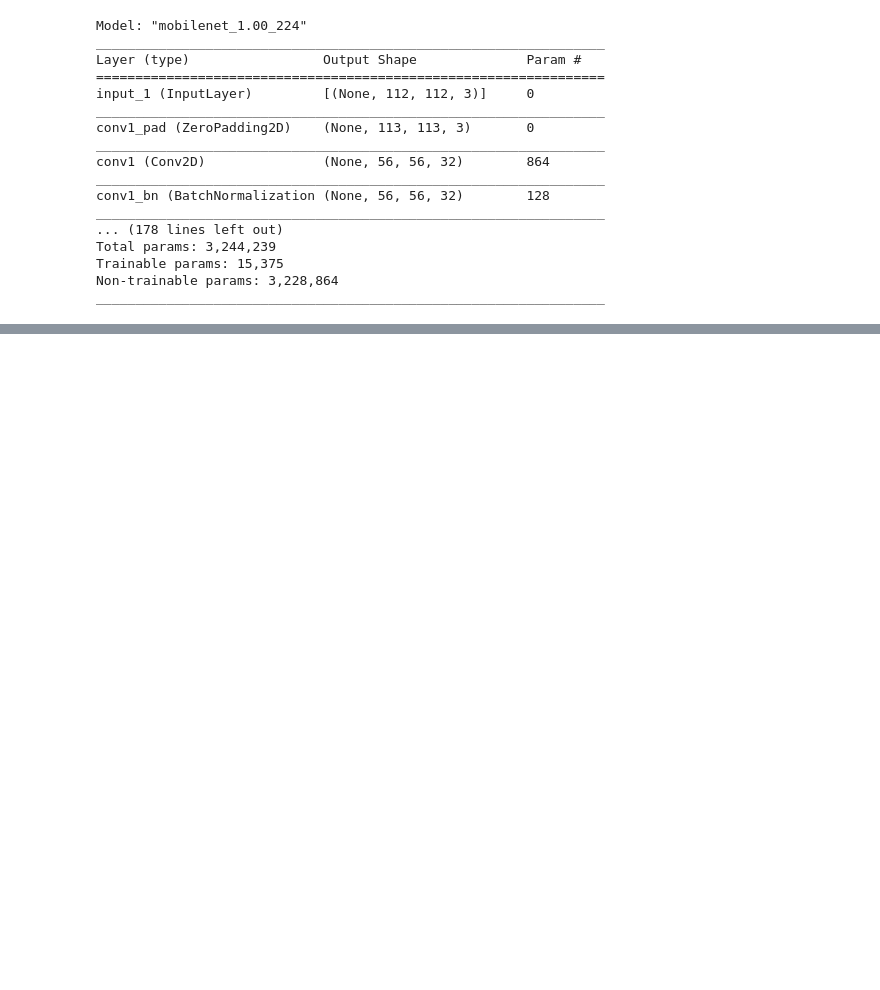
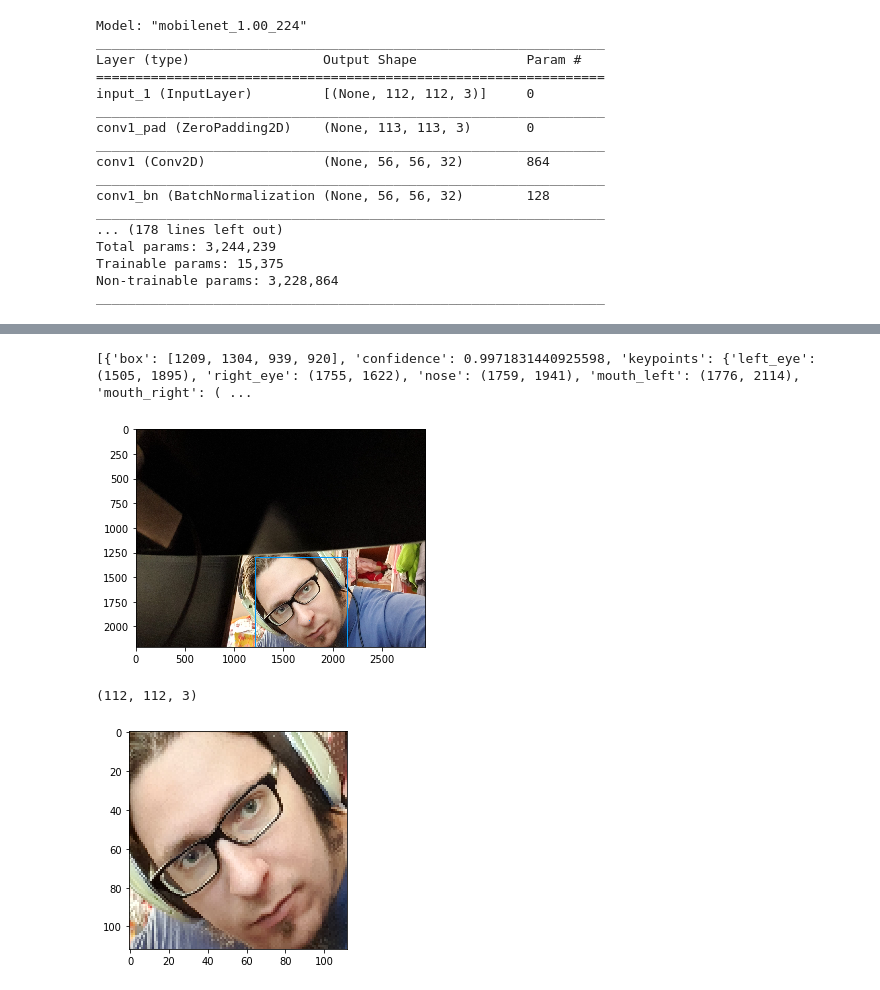
Before and after one commit to drugescu/face-recognition, a Jupyter notebook: MobileNetSSD_v1_Test.ipynb, the cells around one changed output, grey strips where cells are left out. Cells and saved outputs as stored; diff of their text form; code cells hidden in the pictures; blank space fills up the shorter version.

```diff
--- a/MobileNetSSD_v1_Test.ipynb
+++ b/MobileNetSSD_v1_Test.ipynb
@@ -750,0 +668,4 @@ tf.Tensor([[-0.3327787]], shape=(1, 1), dtype=float32)
+# %%
+detector = mtcnn.MTCNN()
+#results = detector.detect_faces(pixels)
+#print(results)
@@ -750,0 +694,47 @@ tf.Tensor([[-0.3327787]], shape=(1, 1), dtype=float32)
+# %%
+#https://github.com/ipazc/mtcnn/blob/master/example.py
+img = cv2.cvtColor(cv2.imread("/content/drive/My Drive/Datasets/MS-Celeb-1M/dragos1.jpg"), cv2.COLOR_BGR2RGB)
+result = detector.detect_faces(img)
+
+bounding_box = result[0]['box']
+keypoints = result[0]['keypoints']
+
+# debugging drawings to see if detection is correct
+cv2.rectangle(img,
+              (bounding_box[0], bounding_box[1]),
+              (bounding_box[0]+bounding_box[2], bounding_box[1] + bounding_box[3]),
+              (0,155,255),
+              10)
+
+cv2.circle(img,(keypoints['left_eye']), 2, (0,155,255), 2)
+cv2.circle(img,(keypoints['right_eye']), 2, (0,155,255), 2)
+cv2.circle(img,(keypoints['nose']), 2, (0,155,255), 2)
+cv2.circle(img,(keypoints['mouth_left']), 2, (0,155,255), 2)
+cv2.circle(img,(keypoints['mouth_right']), 2, (0,155,255), 2)
+
+cv2.imwrite("/content/drive/My Drive/Datasets/MS-Celeb-1M/dragos1_detection.jpg", cv2.cvtColor(img, cv2.COLOR_RGB2BGR))
+print(result)
+
+from google.colab.patches import cv2_imshow
+plt.imshow(img)
+plt.show()
+#cv2_imshow(img)
+
+# get face coords
+x1, y1, width, height = result[0]['box']
+x1, y1 = abs(x1), abs(y1)
+x2, y2 = x1+width, y1+width
+
+# extract face
+face = pixels[y1:y2, x1:x2]
+img_face = Image.fromarray(face)
+img_face = img_face.resize((112, 112))
+face_array = np.asarray(img_face)
+print(face_array.shape)
+plt.imshow(face_array)
+plt.show()
+# %% [output]
+[{'box': [1209, 1304, 939, 920], 'confidence': 0.9971831440925598, 'keypoints': {'left_eye': (1505, 1895), 'right_eye': (1755, 1622), 'nose': (1759, 1941), 'mouth_left': (1776, 2114), 'mouth_right': ( ...
+[figure, added]
+(112, 112, 3)
+[figure, added]
```
Also changed, not shown: parts of 34 cells of this notebook.
